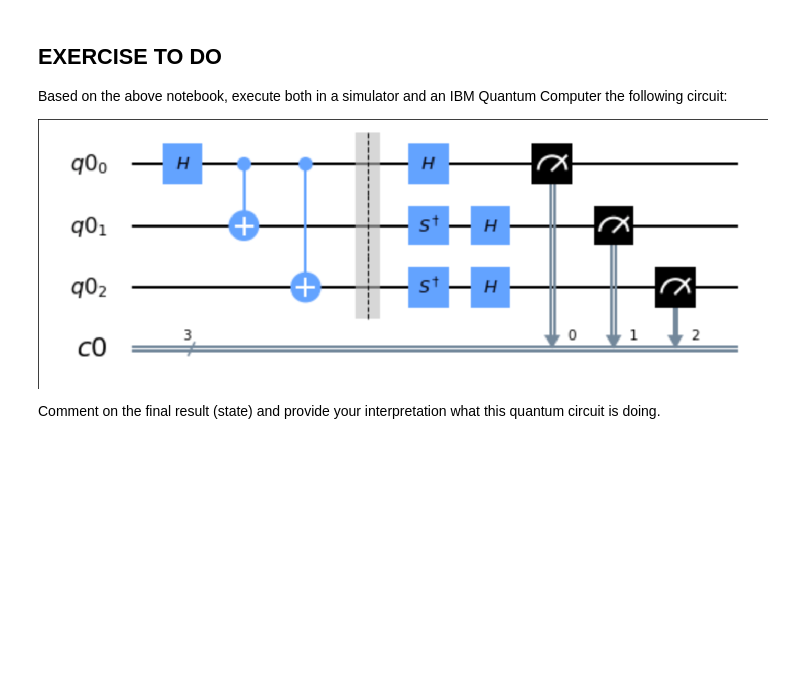
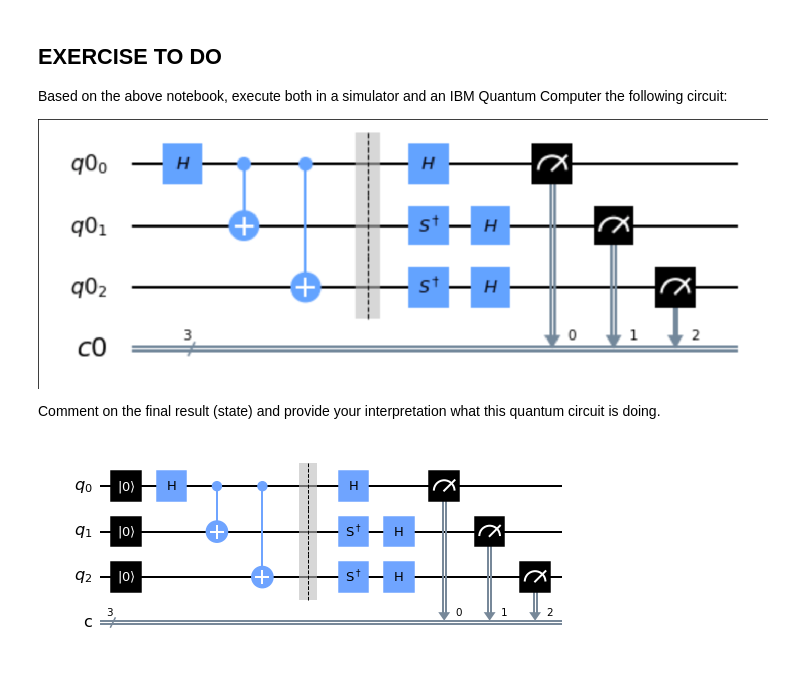
Before and after one commit to sameerhans21/quantis_lab, a Jupyter notebook: QUANTIS Notebook 2 Circuit in IBM Quantum Computer.ipynb, the cells around one changed output. Cells and saved outputs as stored; diff of their text form; code cells hidden in the pictures; blank space fills up the shorter version.

```diff
--- a/QUANTIS Notebook 2 Circuit in IBM Quantum Computer.ipynb
+++ b/QUANTIS Notebook 2 Circuit in IBM Quantum Computer.ipynb
@@ -122,3 +174,47 @@ Based on the above notebook, execute both in a simulator and an IBM Quantum Comp
 ![image.png](attachment:9867c67d-9cee-45ef-8cc3-f28f23d2baf7.png)
 
 Comment on the final result (state) and provide your interpretation what this quantum circuit is doing.
+# %%
+from ibm_quantum_widgets import CircuitComposer
+from qiskit import QuantumRegister, ClassicalRegister, QuantumCircuit
+from numpy import pi
+
+
+qreg_q = QuantumRegister(3, 'q')  #3 q
+creg_c = ClassicalRegister(3, 'c')  #3 c
+circuit = QuantumCircuit(qreg_q, creg_c)
+
+# Put qubit in state |->
+circuit.reset(qreg_q[0])
+circuit.reset(qreg_q[1])
+circuit.reset(qreg_q[2])
+
+#h-gate
+circuit.h(qreg_q[0])
+circuit.cx(qreg_q[0], qreg_q[1])
+circuit.cx(qreg_q[0], qreg_q[2])
+
+# Use barrier as divider
+circuit.barrier(qreg_q[0])
+circuit.barrier(qreg_q[1])
+circuit.barrier(qreg_q[2])
+
+#h-gate apres barrier
+circuit.h(qreg_q[0])
+
+#sdg-gate apres barrier
+circuit.sdg(qreg_q[1])
+circuit.sdg(qreg_q[2])
+
+#sdg-gate input to h-gate
+circuit.h(qreg_q[1])
+circuit.h(qreg_q[2])
+
+#measure output
+circuit.measure(qreg_q[0], creg_c[0])
+circuit.measure(qreg_q[1], creg_c[1])
+circuit.measure(qreg_q[2], creg_c[2])
+
+circuit.draw(output='mpl')
+# %% [output]
+[figure, added]
```
Also changed, not shown: parts of 14 cells of this notebook.
